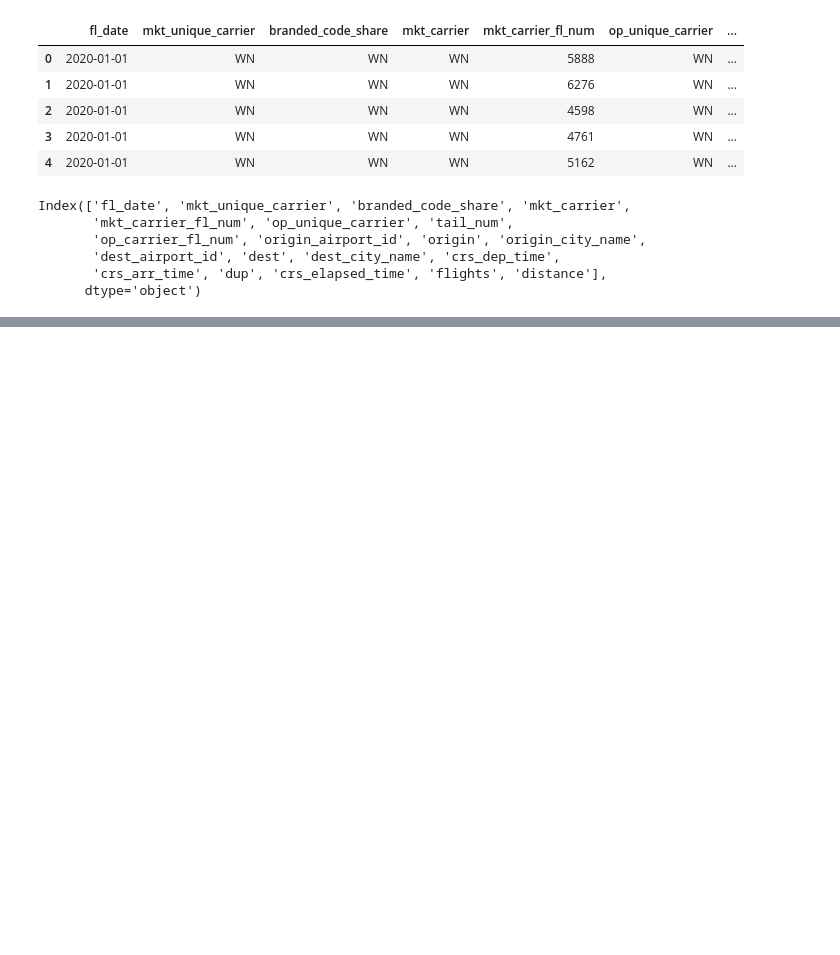
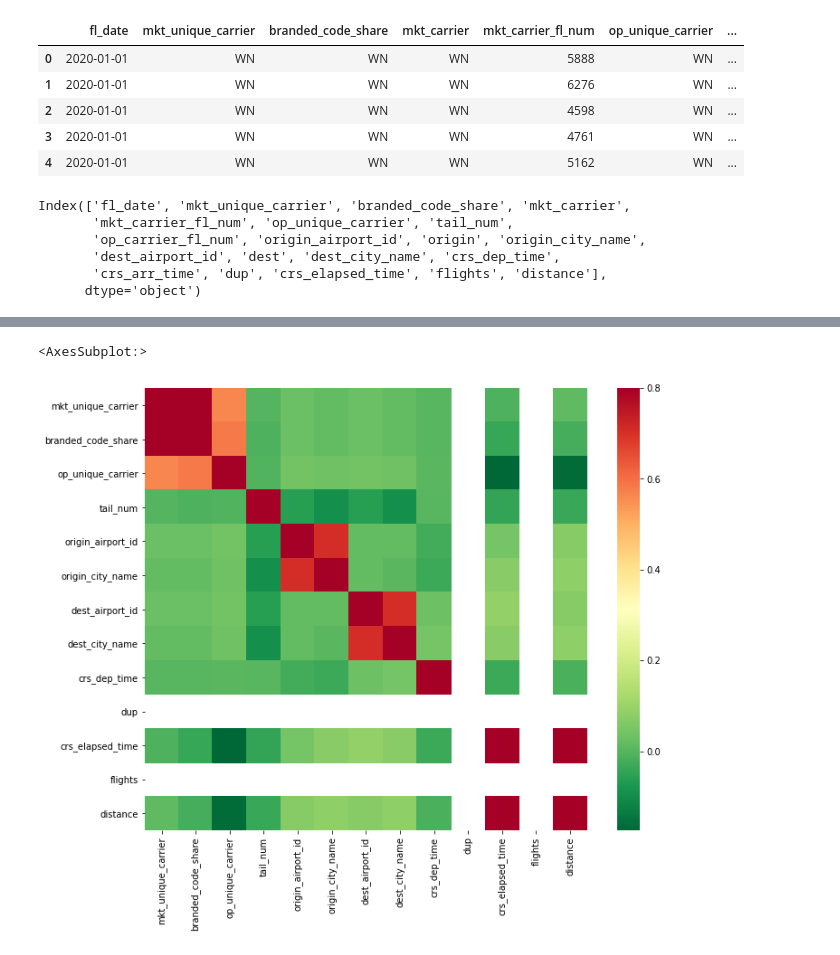
Before and after one commit to RCampbellYYC/lighthouse-mid-term-project, a Jupyter notebook: working-copy-files/renee-working-copies/correlations.ipynb, the cells around one changed output, grey strips where cells are left out. Cells and saved outputs as stored; diff of their text form; code cells hidden in the pictures; blank space fills up the shorter version.

```diff
--- a/working-copy-files/renee-working-copies/correlations.ipynb
+++ b/working-copy-files/renee-working-copies/correlations.ipynb
@@ -151,0 +182,8 @@ Index(['fl_date', 'mkt_unique_carrier', 'branded_code_share', 'mkt_carrier',
+# %%
+test_df = test_df[['mkt_unique_carrier', 'branded_code_share','op_unique_carrier', 'tail_num','origin_airport_id', 'origin_city_name', 'dest_airport_id', 'dest_city_name', 'crs_dep_time', 'dup', 'crs_elapsed_time', 'flights', 'distance']]
+corrmat = test_df.corr()
+f,ax = plt.subplots(figsize=(12,9))
+sns.heatmap(corrmat, vmax=.8, square=True, cmap='RdYlGn_r')
+# %% [output]
+<AxesSubplot:>
+[figure, added]
```
Also changed, not shown: parts of 3 cells of this notebook.
